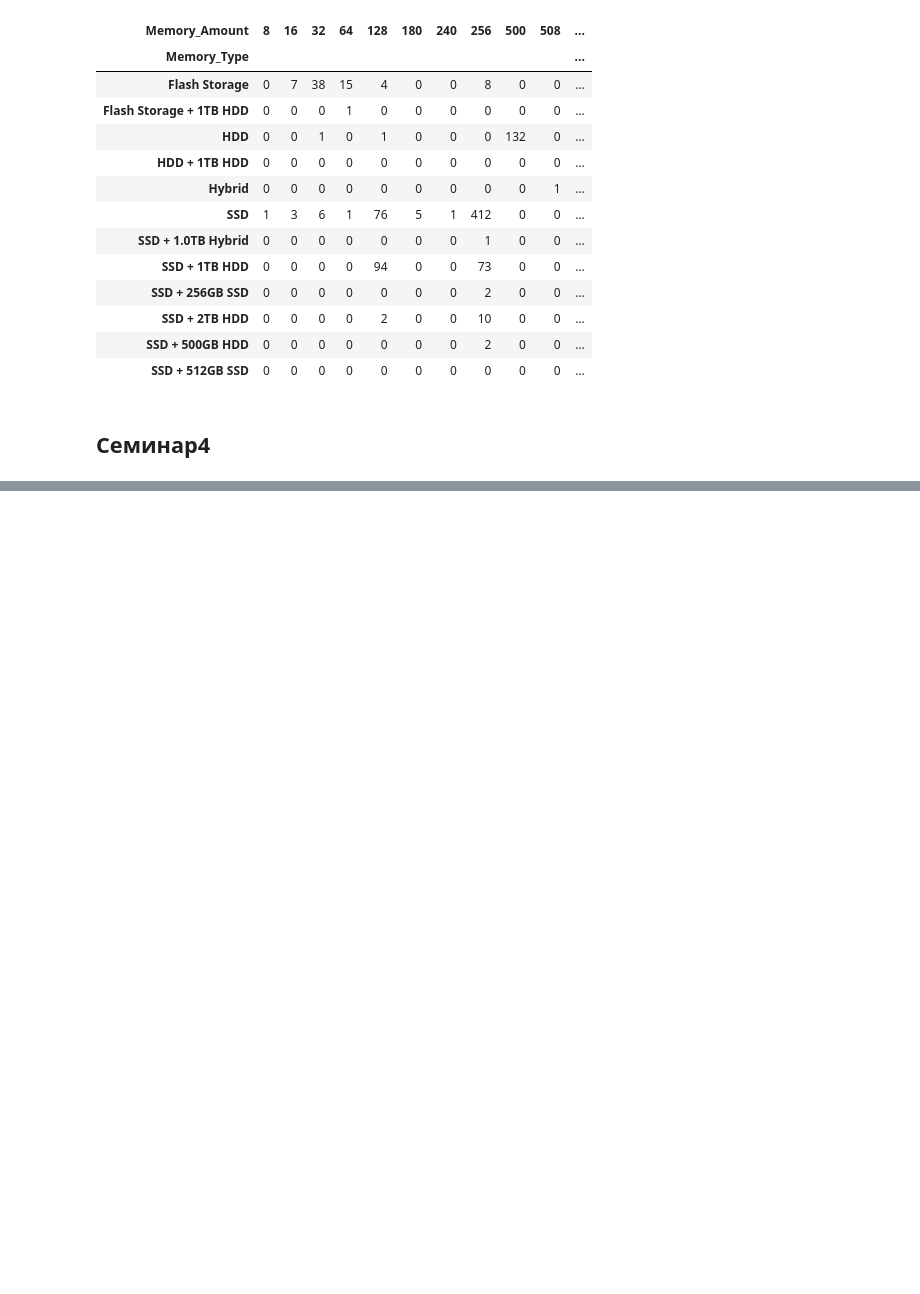
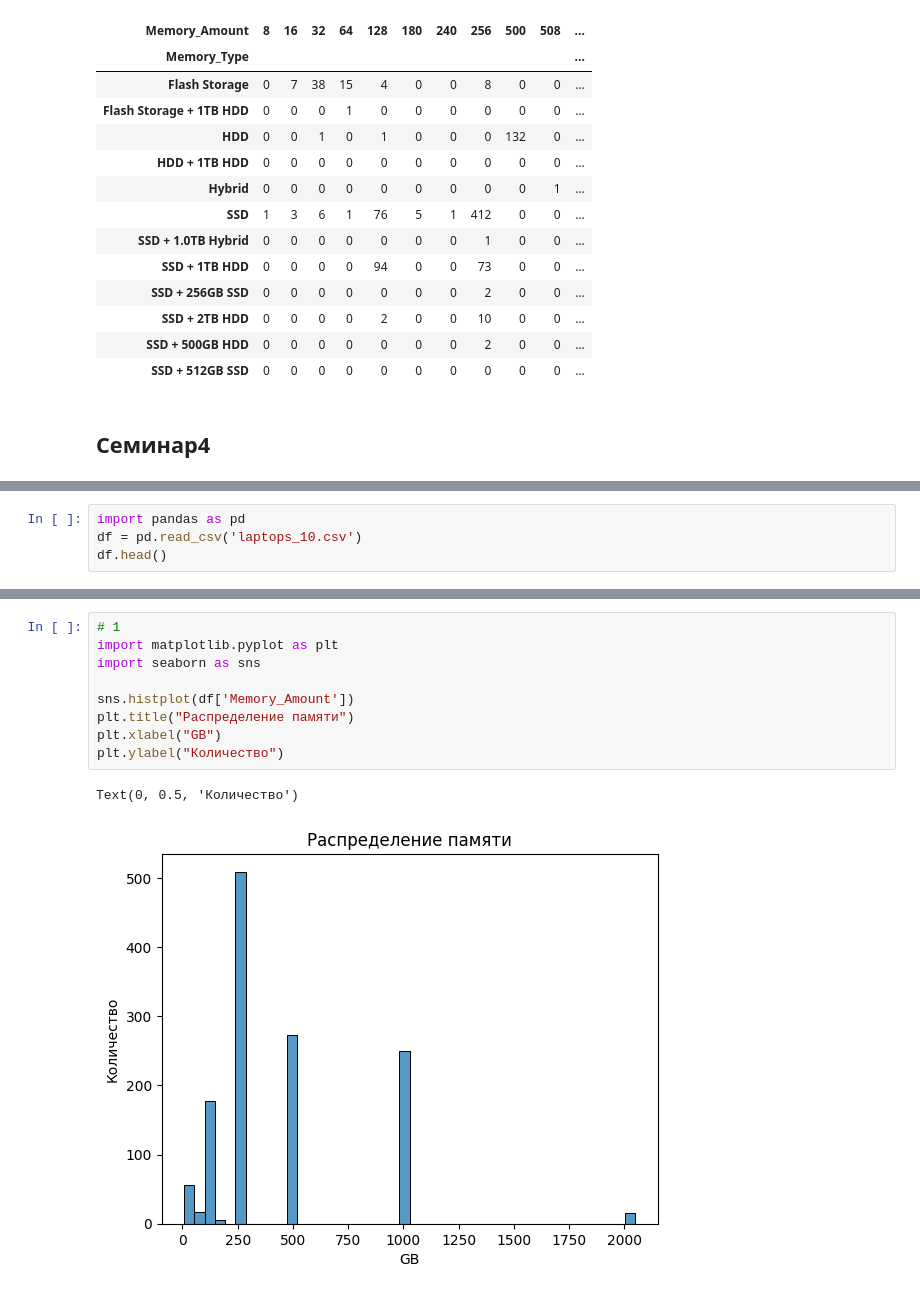
Before and after one commit to Valentinadjdj/DomRabota1, a Jupyter notebook: Seminar2_4.ipynb, the cells around one changed output, grey strips where cells are left out. Saved outputs shown, nothing was run; the diff lists cells and outputs as text; blank space fills up the shorter version.

```diff
--- a/Seminar2_4.ipynb
+++ b/Seminar2_4.ipynb
@@ -524,0 +530,4 @@ pd.crosstab(index=df['Memory_Type'], columns=df['Memory_Amount'])
+# %%
+import pandas as pd
+df = pd.read_csv('laptops_10.csv')
+df.head()
@@ -524,0 +541,12 @@ pd.crosstab(index=df['Memory_Type'], columns=df['Memory_Amount'])
+# %%
+# 1
+import matplotlib.pyplot as plt
+import seaborn as sns
+
+sns.histplot(df['Memory_Amount'])
+plt.title("Распределение памяти")
+plt.xlabel("GB")
+plt.ylabel("Количество")
+# %% [output]
+Text(0, 0.5, 'Количество')
+[figure, added]
```
Also changed, not shown: parts of 2 cells of this notebook.
